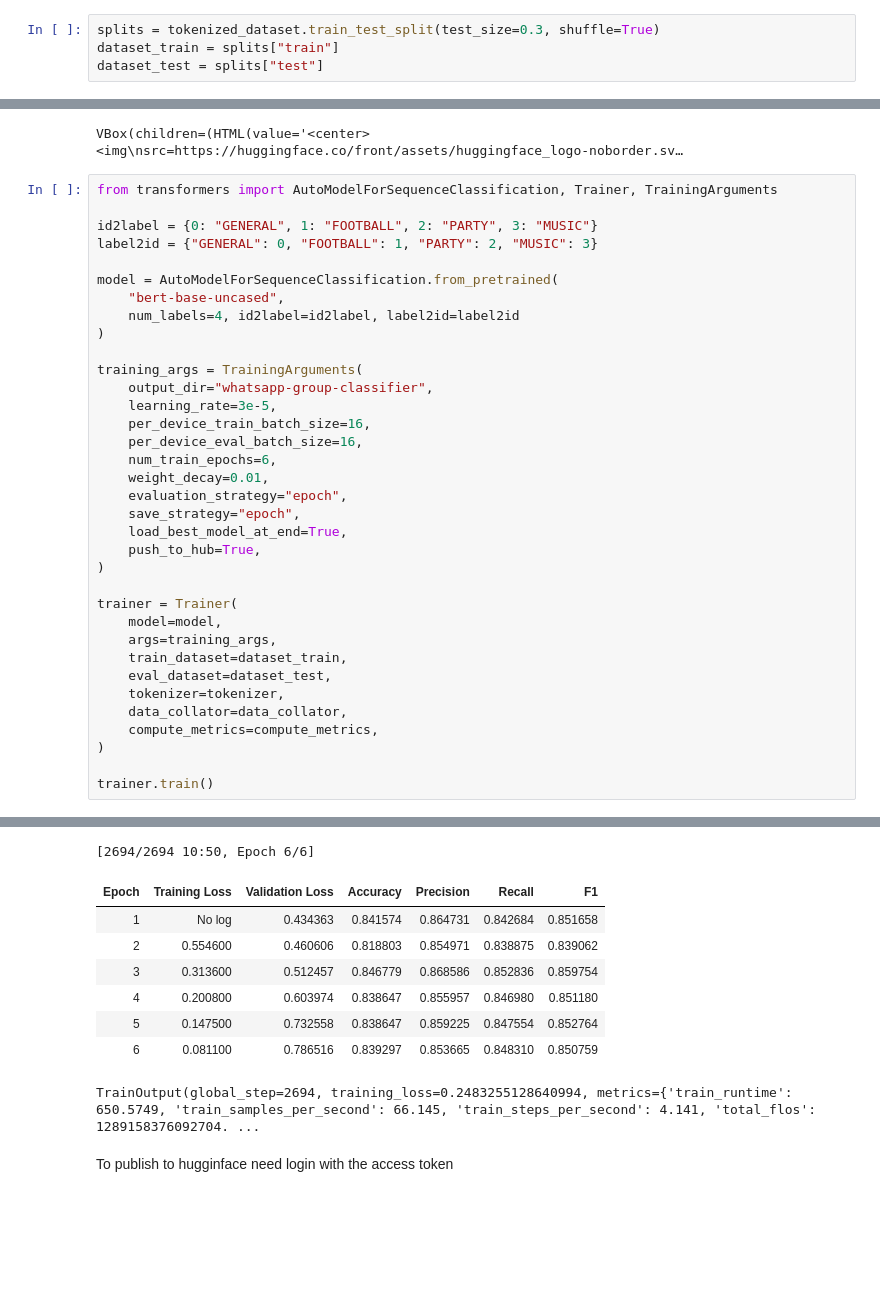
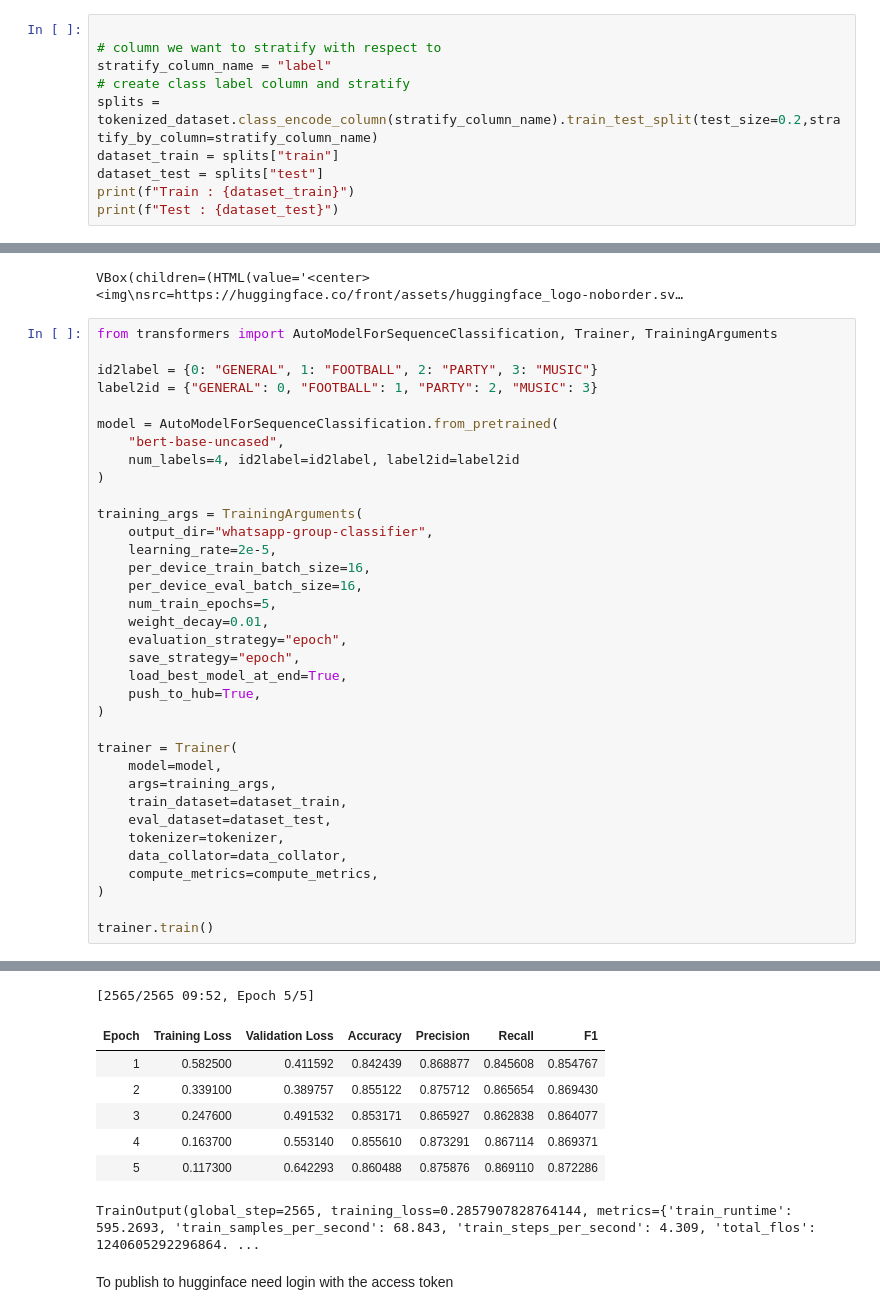
Before and after one commit to IgorCzudy/whatsapp_message_clasterization, a Jupyter notebook: notebooks/GC_Training.ipynb, the cells around one changed output, grey strips where cells are left out. Saved outputs shown, nothing was run; the diff lists cells and outputs as text; blank space fills up the shorter version.

Commit message:
Validation Loss Error + Stratified Split of data

```diff
--- a/notebooks/GC_Training.ipynb
+++ b/notebooks/GC_Training.ipynb
@@ -119,4 +94,10 @@ tokenized_dataset[1]
-# %%
-splits = tokenized_dataset.train_test_split(test_size=0.3, shuffle=True)
-dataset_train = splits["train"]
-dataset_test = splits["test"]
+# %%
+
+# column we want to stratify with respect to
+stratify_column_name = "label"
+# create class label column and stratify
+splits = tokenized_dataset.class_encode_column(stratify_column_name).train_test_split(test_size=0.2,stratify_by_column=stratify_column_name)
+dataset_train = splits["train"]
+dataset_test = splits["test"]
+print(f"Train : {dataset_train}")
+print(f"Test : {dataset_test}")
@@ -161,10 +151,10 @@ model = AutoModelForSequenceClassification.from_pretrained(
 
 training_args = TrainingArguments(
     output_dir="whatsapp-group-classifier",
-    learning_rate=3e-5,
+    learning_rate=2e-5,
     per_device_train_batch_size=16,
     per_device_eval_batch_size=16,
-    num_train_epochs=6,
+    num_train_epochs=5,
     weight_decay=0.01,
     evaluation_strategy="epoch",
     save_strategy="epoch",
@@ -189,11 +180,10 @@ You should probably TRAIN this model on a down-stream task to be able to use it
-[2694/2694 10:50, Epoch 6/6]
+[2565/2565 09:52, Epoch 5/5]
 | Epoch | Training Loss | Validation Loss | Accuracy | Precision | Recall | F1 |
-| 1 | No log | 0.434363 | 0.841574 | 0.864731 | 0.842684 | 0.851658 |
-| 2 | 0.554600 | 0.460606 | 0.818803 | 0.854971 | 0.838875 | 0.839062 |
-| 3 | 0.313600 | 0.512457 | 0.846779 | 0.868586 | 0.852836 | 0.859754 |
-| 4 | 0.200800 | 0.603974 | 0.838647 | 0.855957 | 0.846980 | 0.851180 |
-| 5 | 0.147500 | 0.732558 | 0.838647 | 0.859225 | 0.847554 | 0.852764 |
-| 6 | 0.081100 | 0.786516 | 0.839297 | 0.853665 | 0.848310 | 0.850759 |
+| 1 | 0.582500 | 0.411592 | 0.842439 | 0.868877 | 0.845608 | 0.854767 |
+| 2 | 0.339100 | 0.389757 | 0.855122 | 0.875712 | 0.865654 | 0.869430 |
+| 3 | 0.247600 | 0.491532 | 0.853171 | 0.865927 | 0.862838 | 0.864077 |
+| 4 | 0.163700 | 0.553140 | 0.855610 | 0.873291 | 0.867114 | 0.869371 |
+| 5 | 0.117300 | 0.642293 | 0.860488 | 0.875876 | 0.869110 | 0.872286 |
-TrainOutput(global_step=2694, training_loss=0.2483255128640994, metrics={'train_runtime': 650.5749, 'train_samples_per_second': 66.145, 'train_steps_per_second': 4.141, 'total_flos': 1289158376092704. ...
+TrainOutput(global_step=2565, training_loss=0.2857907828764144, metrics={'train_runtime': 595.2693, 'train_samples_per_second': 68.843, 'train_steps_per_second': 4.309, 'total_flos': 1240605292296864. ...
 # %% [markdown]
 To publish to hugginface need login with the access token
```
Also changed, not shown: parts of 7 cells of this notebook.
